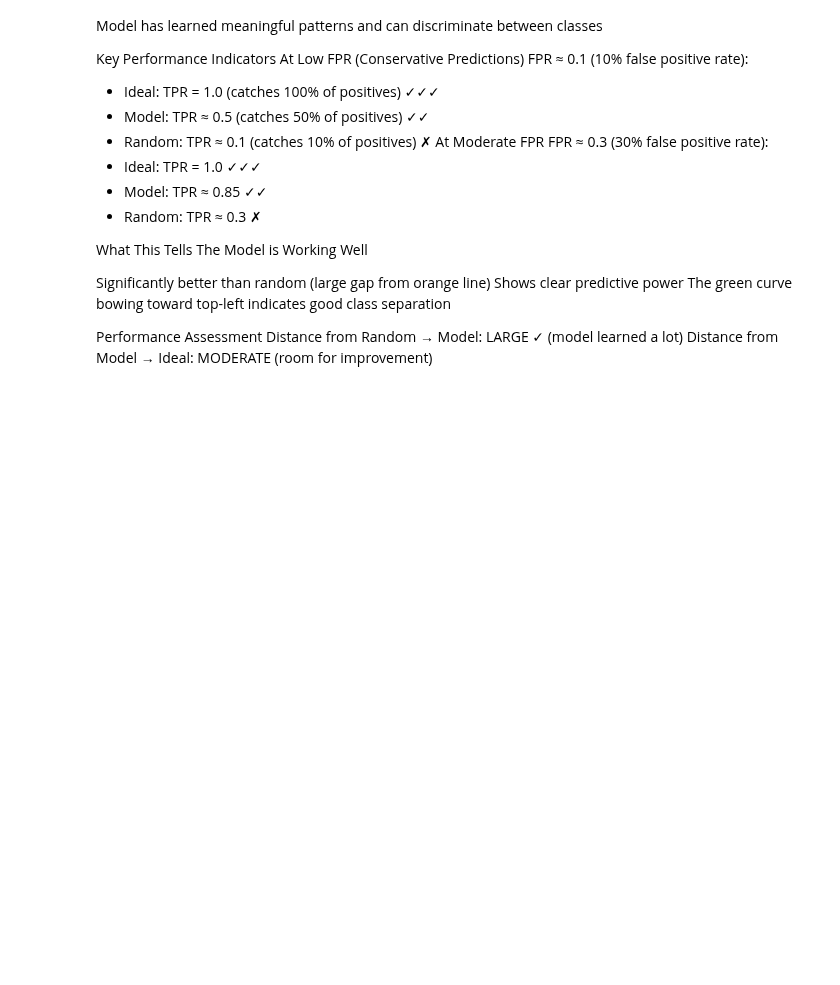
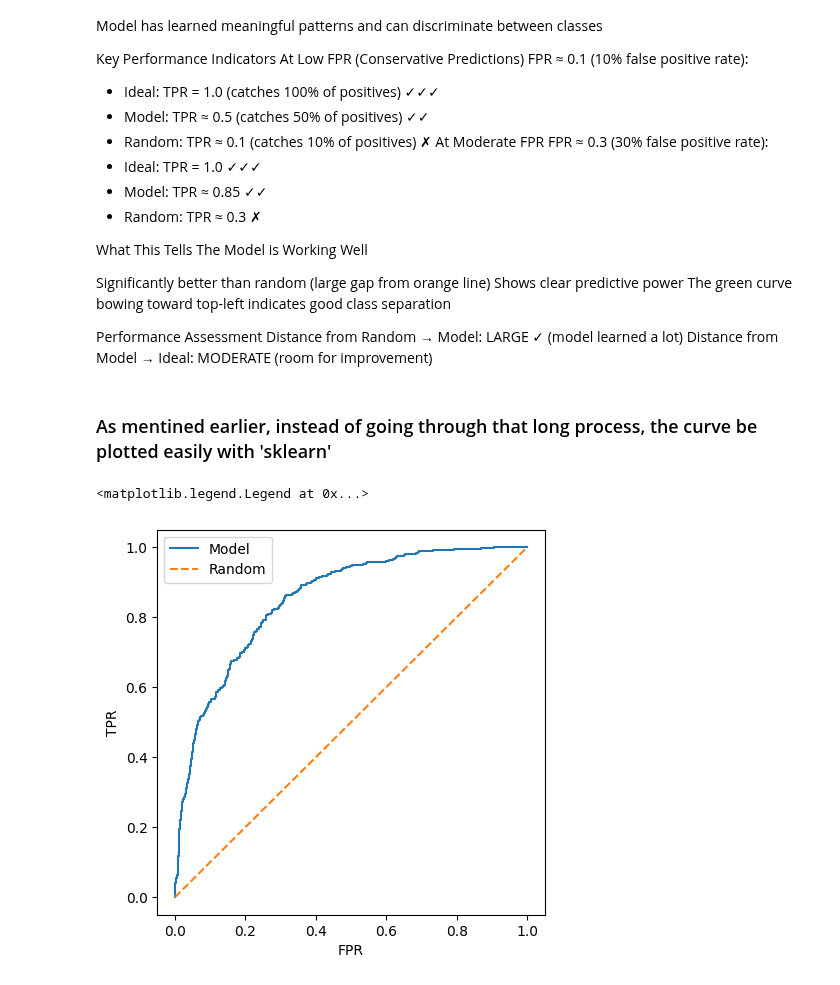
Before and after one commit to FirstBML/Machine-Learning-1st-Assigmnment, a Jupyter notebook: Homework/Modules/Logistics_Regression.ipynb, the cells around one changed output. Saved outputs shown, nothing was run; the diff lists cells and outputs as text; code cells hidden in the pictures; blank space fills up the shorter version.

Commit message:
auc metrics

```diff
--- a/Homework/Modules/Logistics_Regression.ipynb
+++ b/Homework/Modules/Logistics_Regression.ipynb
@@ -1550,3 +1550,21 @@ The green curve bowing toward top-left indicates good class separation
 Performance Assessment
 Distance from Random → Model:  LARGE ✓ (model learned a lot)
 Distance from Model → Ideal:   MODERATE (room for improvement)
+# %% [markdown]
+### As mentined earlier, instead of going through that long process, the curve be plotted easily with 'sklearn'
+# %%
+from sklearn.metrics import roc_curve
+fpr, tpr, threshod = roc_curve(y_val, y_pred_val)
+
+plt.figure(figsize=(5, 5))
+
+plt.plot(fpr, tpr, label='Model')
+plt.plot([0, 1], [0, 1], label='Random', linestyle='--')
+
+plt.xlabel('FPR')
+plt.ylabel('TPR')
+
+plt.legend()
+# %% [output]
+<matplotlib.legend.Legend at 0x...>
+[figure, added]
```
Also changed, not shown: parts of 10 cells of this notebook.
